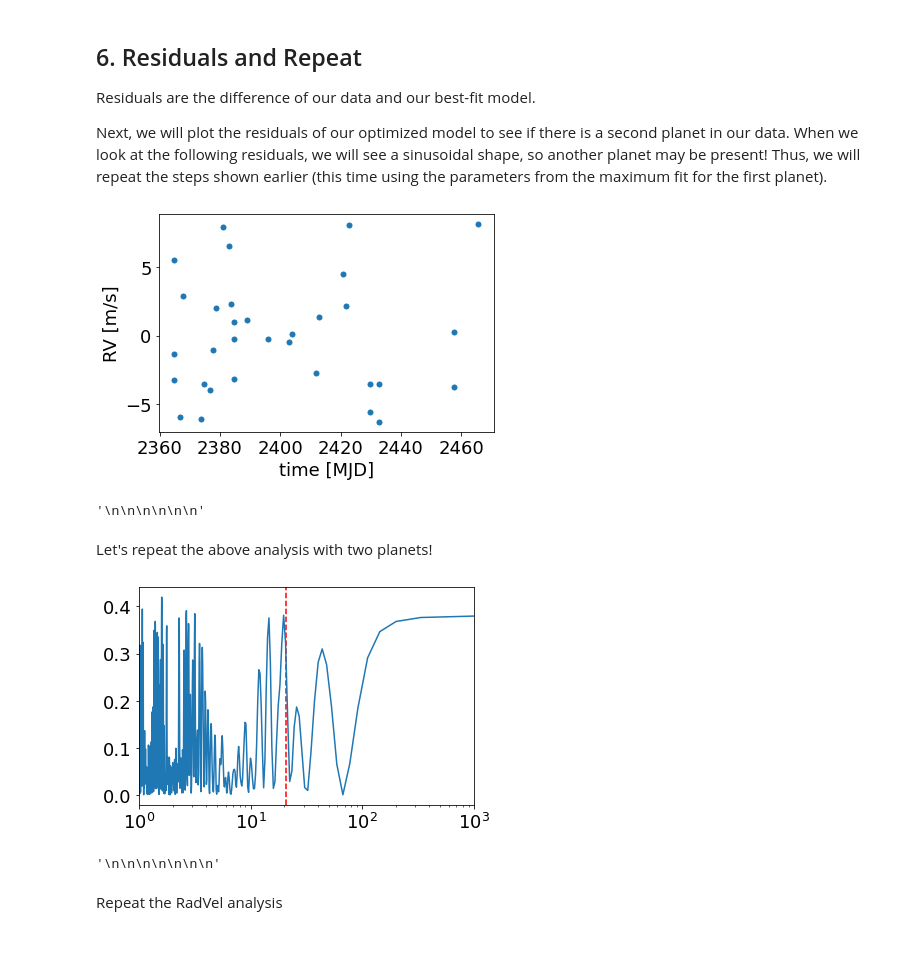
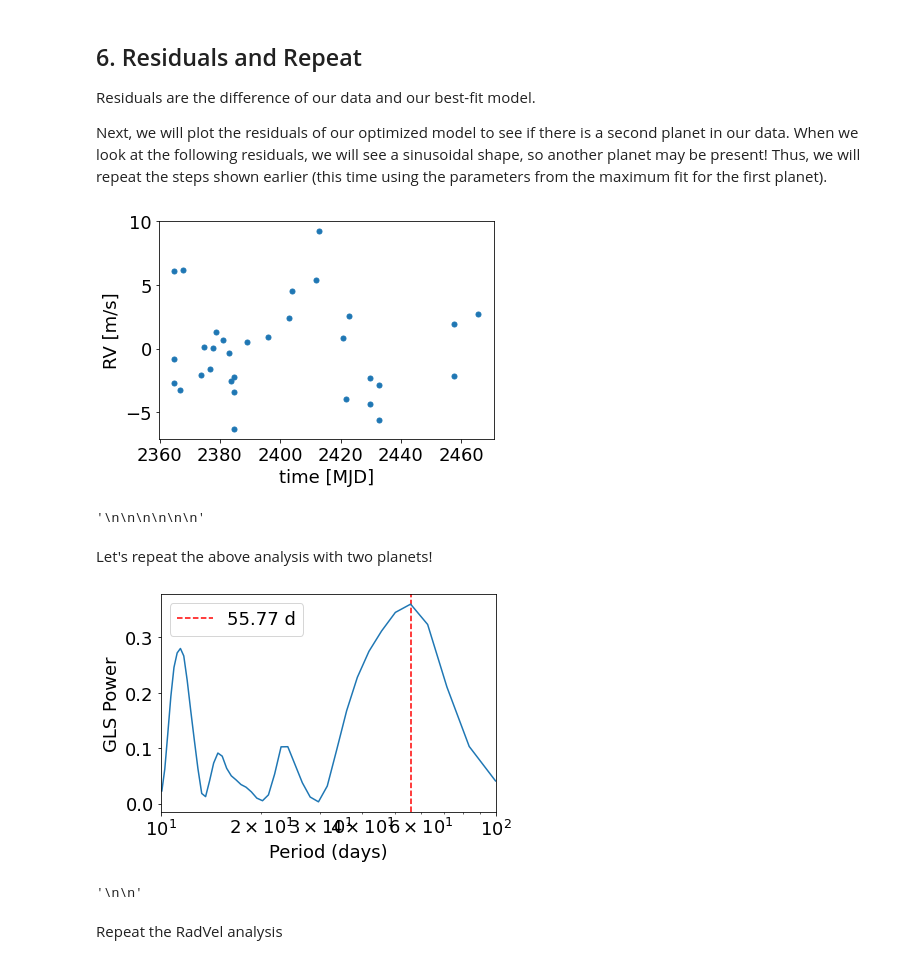
Before and after one commit to howardisaacson/Intro-to-Astro2022, a Jupyter notebook: Week7_radvel_fitting/RadVel_Tutorial.ipynb, the cells around one changed output. Drawn from its saved outputs; the diff is of its cells as text; code cells hidden in the pictures.

```diff
--- a/Week7_radvel_fitting/RadVel_Tutorial.ipynb
+++ b/Week7_radvel_fitting/RadVel_Tutorial.ipynb
@@ -149,11 +147,11 @@ The graph on the left is the continous data which is analagous to our radial vel
 # %%
 def LombScarg(t,v,e,min_per=0.01,max_per=1000):
 
-    #Calculate Generalized Lomb-Scargle periodogram and window function
+    # Calculate Generalized Lomb-Scargle periodogram and window function
 
     fmin = 1./max_per
     fmax = 1./min_per
-    frequency, power = LombScargle(t, v, e).autopower(minimum_frequency=1/1000,maximum_frequency=1.,method='cython')
+    frequency, power = LombScargle(t, v, e).autopower(minimum_frequency=fmin,maximum_frequency=fmax,method='cython')
 
     per = 1/frequency
     #Identify strongest period.
@@ -170,13 +168,14 @@ def LombScarg(t,v,e,min_per=0.01,max_per=1000):
 
     return per, power, perbest
 # %%
-minPer = 30 # min period to look for 1st planet (in days)
-maxPer = 50 # max period to look for 1st planet (in days)
+minPer = 5  # min period to look for 1st planet (in days)
+maxPer = 100 # max period to look for 1st planet (in days)
 
 period, power, period1 = LombScarg(data.t, data.vel,data.errvel,min_per=minPer,max_per=maxPer)
-#period1 = 42.36
-plt.xlim(1,1000)
-plt.axvline(period1,color='red',linestyle='--')
+# period1 = 42.36
+plt.axvline(period1, color='red',linestyle='--', label=f"{period1:.2f} d")
+plt.legend()
+plt.xlim(minPer,maxPer)
 plt.semilogx(period,power)
 plt.xlabel('Period (days)')
 plt.ylabel('GLS Power')
@@ -342,38 +341,35 @@ plt.show()
 
 """
 # %% [output]
-[figure, old version]
+[figure, new version]
 '\n\n\n\n\n\n'
 # %% [markdown]
 Let's repeat the above analysis with two planets!
 # %%
-nyquist = 2 # maximum sampling rate
-minPer = 20 # minimum period to look for 2nd planet
-maxPer = 30 # max period to look for 2nd planet
+minPer = 10  # min period to look for 1st planet (in days)
+maxPer = 100 # max period to look for 1st planet (in days)
 
-# finding 2nd planet period
-period, power, period2 = LombScarg(data.t, data.vel, data.errvel, min_per=minPer, max_per=maxPer) # finding possible periords for 2nd planet
-period2=20.89
-period, power, period1 = LombScarg(data.t, data.vel,data.errvel,min_per=minPer,max_per=maxPer)
-plt.xlim(1,1000)
-plt.axvline(period2,color='red',linestyle='--')
+period, power, period2 = LombScarg(data.t, residuals1, data.errvel, min_per=minPer,max_per=maxPer)
+# period1 = 42.36
+plt.axvline(period2,color='red',linestyle='--', label=f"{period2:.2f} d")
+plt.legend()
+plt.xlim(minPer,maxPer)
 plt.semilogx(period,power)
+plt.xlabel('Period (days)')
+plt.ylabel('GLS Power')
 plt.show()
 
-# TODO: why doesn't the periodogram return the period of the first planet? Write your answer between the triple
-#  quotes below.
+
+# TODO: change the values of minPer and maxPer. How do the results change? Why? Type your answer
+# between the triple quotes below.
+
 
 """
 
-
-
-
-
-
 """
 # %% [output]
-[figure, old version]
+[figure, new version]
-'\n\n\n\n\n\n\n'
+'\n\n'
 # %% [markdown]
 Repeat the RadVel analysis
 # %%
```
Also changed, not shown: parts of 15 cells of this notebook.
